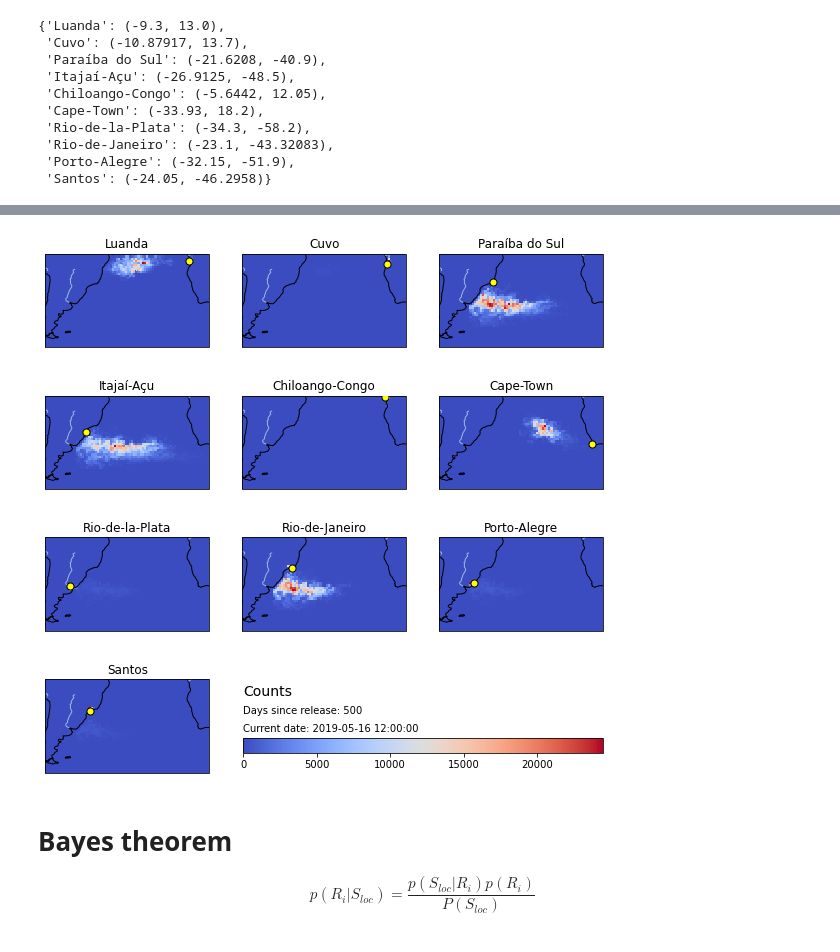
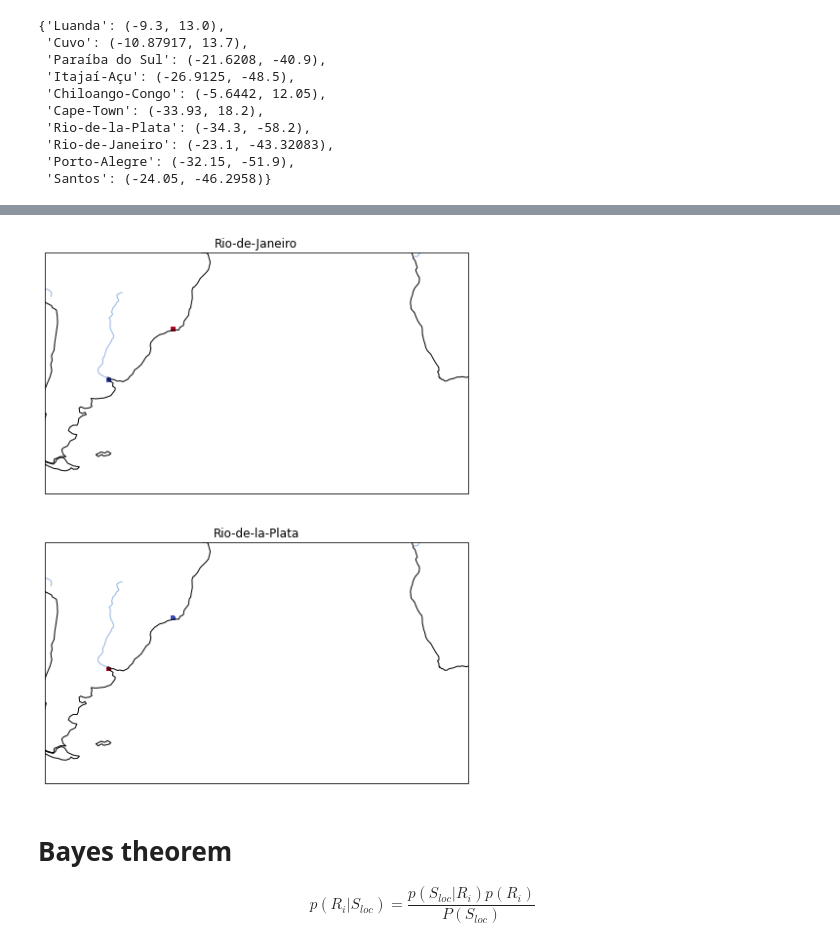
Before and after one commit to OceanParcels/BayesianAnalysis_SouthAtlantic, a Jupyter notebook: notebooks/Probabilities.ipynb, the cells around one changed output, grey strips where cells are left out. Drawn from its saved outputs; the diff is of its cells as text; code cells hidden in the pictures.

```diff
--- a/notebooks/Probabilities.ipynb
+++ b/notebooks/Probabilities.ipynb
@@ -15,3 +10,7 @@ domain_coords = np.load("../python/support_data.npy", allow_pickle=True)
+# %%
+likelihood = np.load('../data/analysis/likelihood.npy', allow_pickle=True).item()
+posterior = np.load('../data/analysis/posterior.npy', allow_pickle=True).item()
+params = np.load('../data/analysis/params.npy', allow_pickle=True).item()
 # %%
 with open('../river_sources.pkl', 'rb') as file:
     river_sources = pickle.load(file)
@@ -33,34 +32,32 @@ time_range = pd.date_range('2018-01-01 12:00:00', '2019-10-23 12:00', periods=13
 # %%
-y,x = np.meshgrid(prob['dimensions']['lat'], prob['dimensions']['lon'])
-t=1000
-labels=list(prob.keys())
-labels.pop(-1)
+y,x = np.meshgrid(params['lat_range'], params['lon_range'])
+t=1
 
-fig,ax = plt.subplots(ncols=3,nrows=4,figsize=(10,10),
+fig,ax = plt.subplots(ncols=1,nrows=2,figsize=(10,10),
                       subplot_kw={'projection': ccrs.PlateCarree()})
 
-ax = ax.reshape(12)
+ax = ax.reshape(2)
 
-for k, loc in enumerate(labels):
+for k, loc in enumerate(list(posterior.keys())):
 
-    z = prob[loc][t] #np.ma.masked_array(prob[loc][t], mask=prob['dimensions']['mask'])
+    z = posterior[loc][t] #np.ma.masked_array(prob[loc][t], mask=prob['dimensions']['mask'])
 
     ax[k].set_extent([-73.0, 24.916666,-60.916664, -5.0833335], crs=ccrs.PlateCarree())
-    ax[k].add_feature(cfeature.OCEAN)
-    ax[k].add_feature(cfeature.LAND)
+    #ax[k].add_feature(cfeature.OCEAN)
+    #ax[k].add_feature(cfeature.LAND)
     ax[k].add_feature(cfeature.COASTLINE)
     ax[k].add_feature(cfeature.RIVERS)
     ax[k].set_title(loc)
     im = ax[k].pcolormesh(x,y,z,cmap='coolwarm')
-    ax[k].scatter(river_sources[loc][1], river_sources[loc][0],
-               s=50, marker='o', color='yellow', edgecolors='k', zorder=3)
+#     ax[k].scatter(river_sources[loc][1], river_sources[loc][0],
+#                s=50, marker='o', color='yellow', edgecolors='k', zorder=3)
 
-ax[-2].axis('off')
-ax[-1].axis('off')
-bar_ax = fig.add_axes([0.4, 0.17, 0.5, 0.02])
-fig.colorbar(im, cax=bar_ax, orientation='horizontal')
-fig.text(0.4,0.25,'Counts', fontsize=14)
-fig.text(0.4,0.225,f'Days since release: {t/2:0.0f}')
-fig.text(0.4,0.2,f'Current date: {time_range[t]}')
-#plt.tight_layout()
+# ax[-2].axis('off')
+# ax[-1].axis('off')
+# bar_ax = fig.add_axes([0.4, 0.17, 0.5, 0.02])
+# fig.colorbar(im, cax=bar_ax, orientation='horizontal')
+# fig.text(0.4,0.25,'Counts', fontsize=14)
+# fig.text(0.4,0.225,f'Days since release: {t/2:0.0f}')
+# fig.text(0.4,0.2,f'Current date: {time_range[t]}')
+# #plt.tight_layout()
 # %% [output]
@@ -68,4 +64,4 @@ Text(0.4, 0.2, 'Current date: 2019-05-16 12:00:00')
-[figure, old version]
+[figure, new version]
 # %% [markdown]
 # Bayes theorem
 
```
Also changed, not shown: parts of 4 cells of this notebook, 6 other files.
